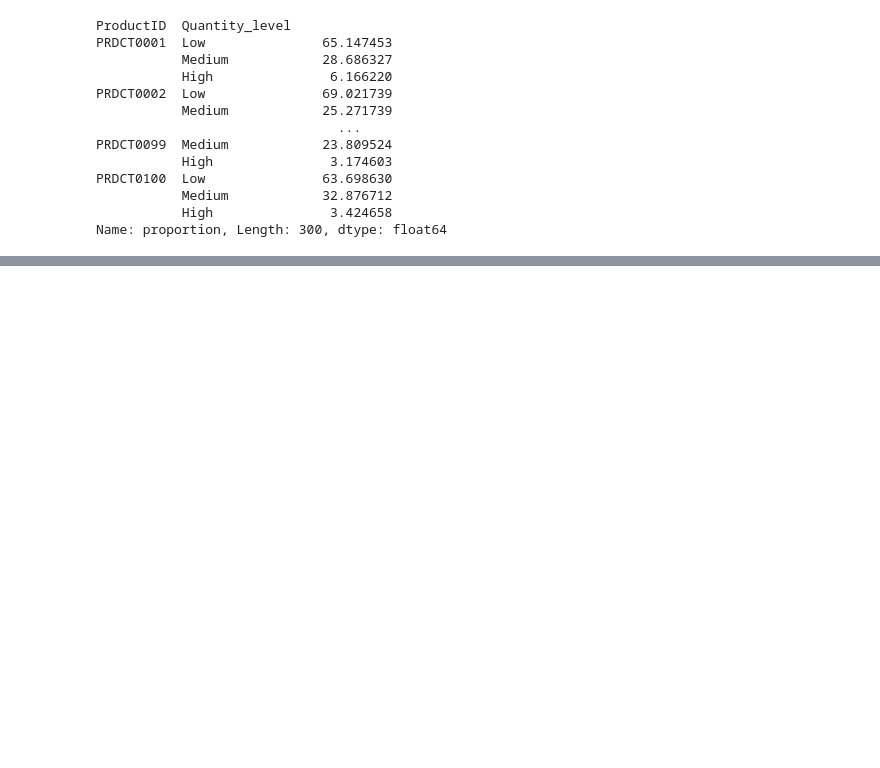
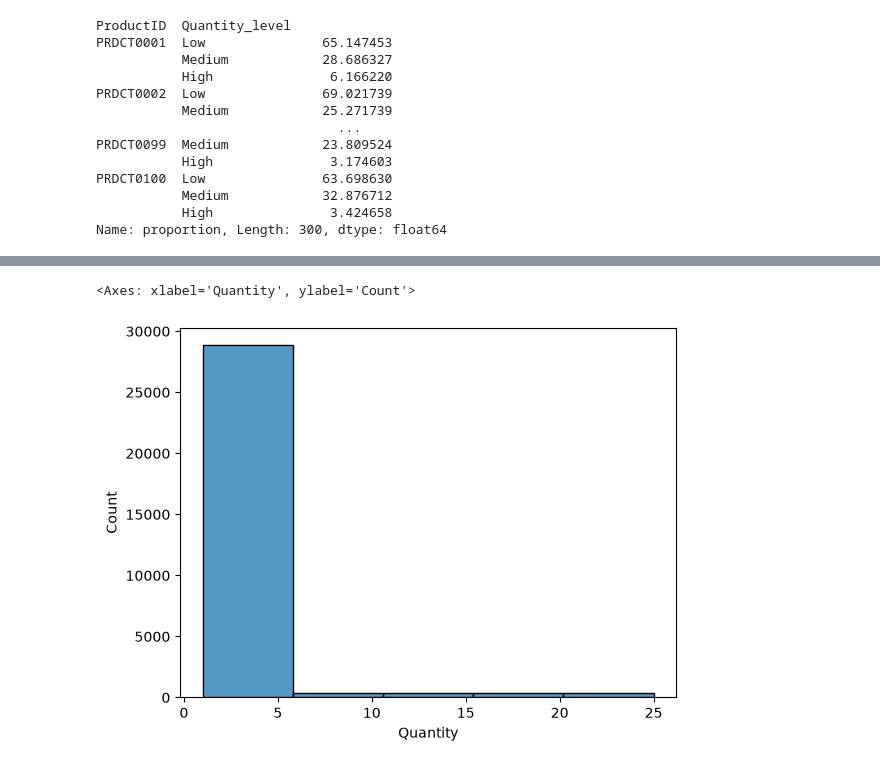
Before and after one commit to Fatima-Arain206/basics-of-python-and-python-libraries, a Jupyter notebook: Libraries/Pandas/Practice/GPT_TASK/Level1.ipynb, the cells around one changed output, grey strips where cells are left out. Cells and saved outputs as stored; diff of their text form; code cells hidden in the pictures; blank space fills up the shorter version.

```diff
--- a/Libraries/Pandas/Practice/GPT_TASK/Level1.ipynb
+++ b/Libraries/Pandas/Practice/GPT_TASK/Level1.ipynb
@@ -475,0 +528,7 @@ Name: proportion, Length: 300, dtype: float64
+# %%
+import seaborn as sb
+
+sb.histplot(x = df['Quantity'],bins = 5)
+# %% [output]
+<Axes: xlabel='Quantity', ylabel='Count'>
+[figure, added]
```
Also changed, not shown: parts of 26 cells of this notebook.
